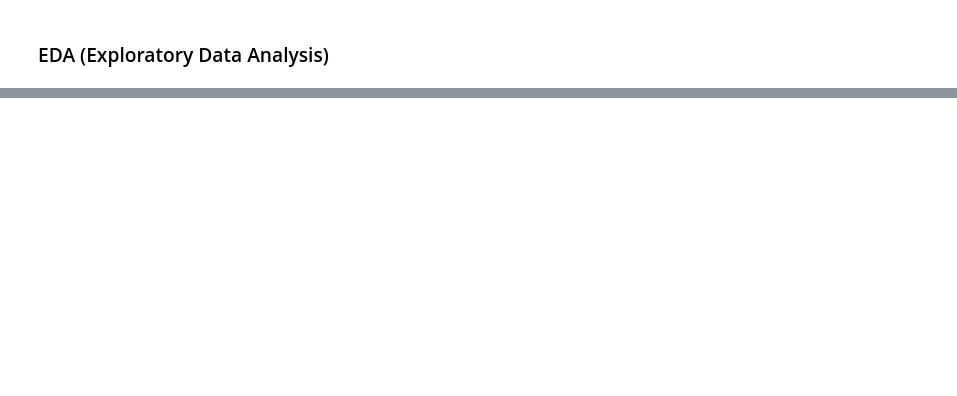
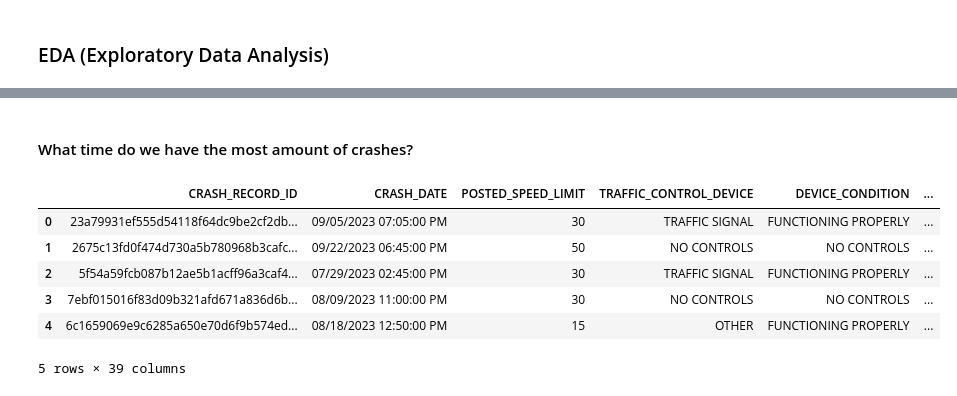
Before and after one commit to cocimano/-ProjectsAndPractice-, a Jupyter notebook: Projects-Data Science/Chicago Traffic Crashes/CrashesAnalysis.ipynb, the cells around one changed output, grey strips where cells are left out. Drawn from its saved outputs; the diff is of its cells as text; code cells hidden in the pictures; blank space fills up the shorter version.

```diff
--- a/Projects-Data Science/Chicago Traffic Crashes/CrashesAnalysis.ipynb
+++ b/Projects-Data Science/Chicago Traffic Crashes/CrashesAnalysis.ipynb
@@ -180,0 +181,13 @@ Total number of features: 48
+# %% [markdown]
+#### What time do we have the most amount of crashes?
+# %%
+all_data.head() #~ shows the first 5 rows of the dataset
+#~ DATE related columns: CRASH_DATE, CRASH_HOUR, CRASH_DAY_OF_WEEK, CRASH_MONTH
+# %% [output]
+|  | CRASH_RECORD_ID | CRASH_DATE | POSTED_SPEED_LIMIT | TRAFFIC_CONTROL_DEVICE | DEVICE_CONDITION | ... |
+| 0 | 23a79931ef555d54118f64dc9be2cf2db... | 09/05/2023 07:05:00 PM | 30 | TRAFFIC SIGNAL | FUNCTIONING PROPERLY | ... |
+| 1 | 2675c13fd0f474d730a5b780968b3cafc... | 09/22/2023 06:45:00 PM | 50 | NO CONTROLS | NO CONTROLS | ... |
+| 2 | 5f54a59fcb087b12ae5b1acff96a3caf4... | 07/29/2023 02:45:00 PM | 30 | TRAFFIC SIGNAL | FUNCTIONING PROPERLY | ... |
+| 3 | 7ebf015016f83d09b321afd671a836d6b... | 08/09/2023 11:00:00 PM | 30 | NO CONTROLS | NO CONTROLS | ... |
+| 4 | 6c1659069e9c6285a650e70d6f9b574ed... | 08/18/2023 12:50:00 PM | 15 | OTHER | FUNCTIONING PROPERLY | ... |
+5 rows × 39 columns
```
Also changed, not shown: parts of 13 cells of this notebook, 1 other file.
